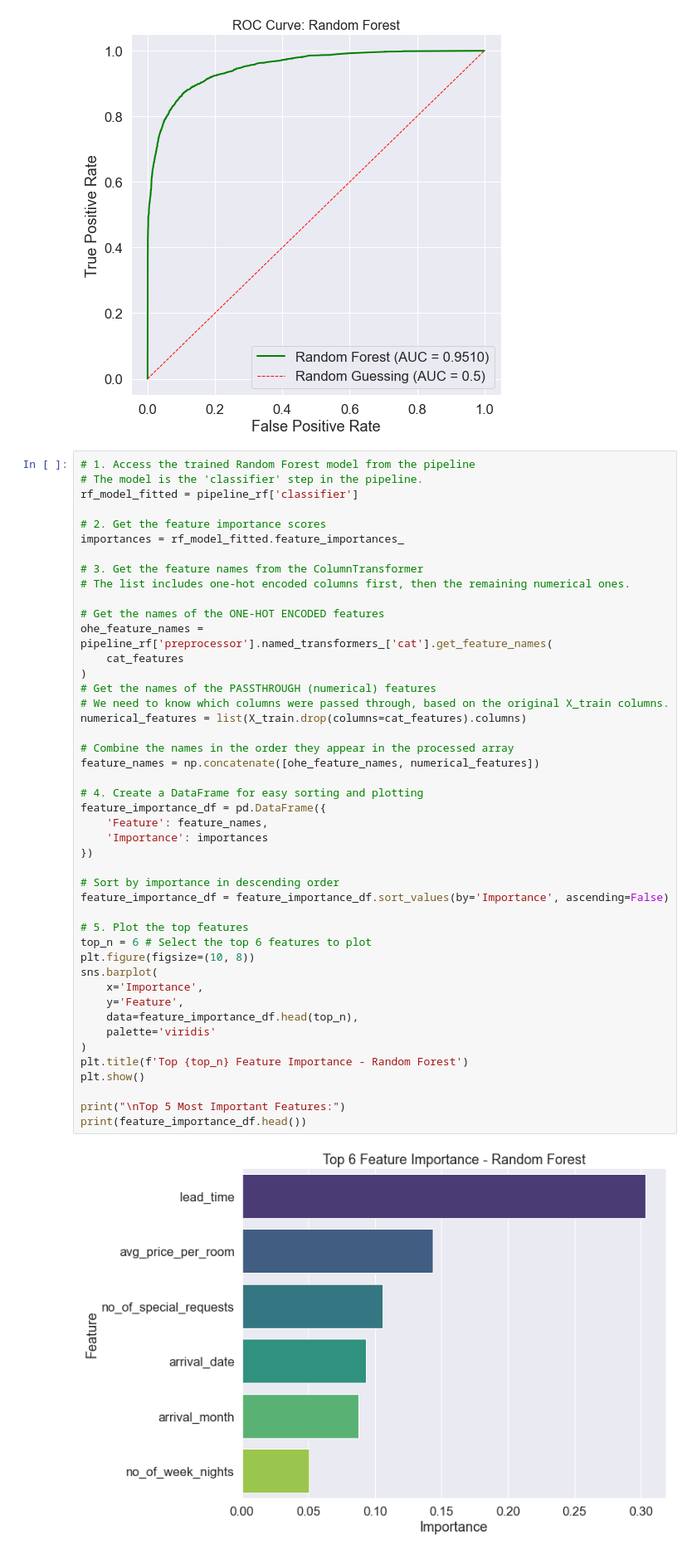
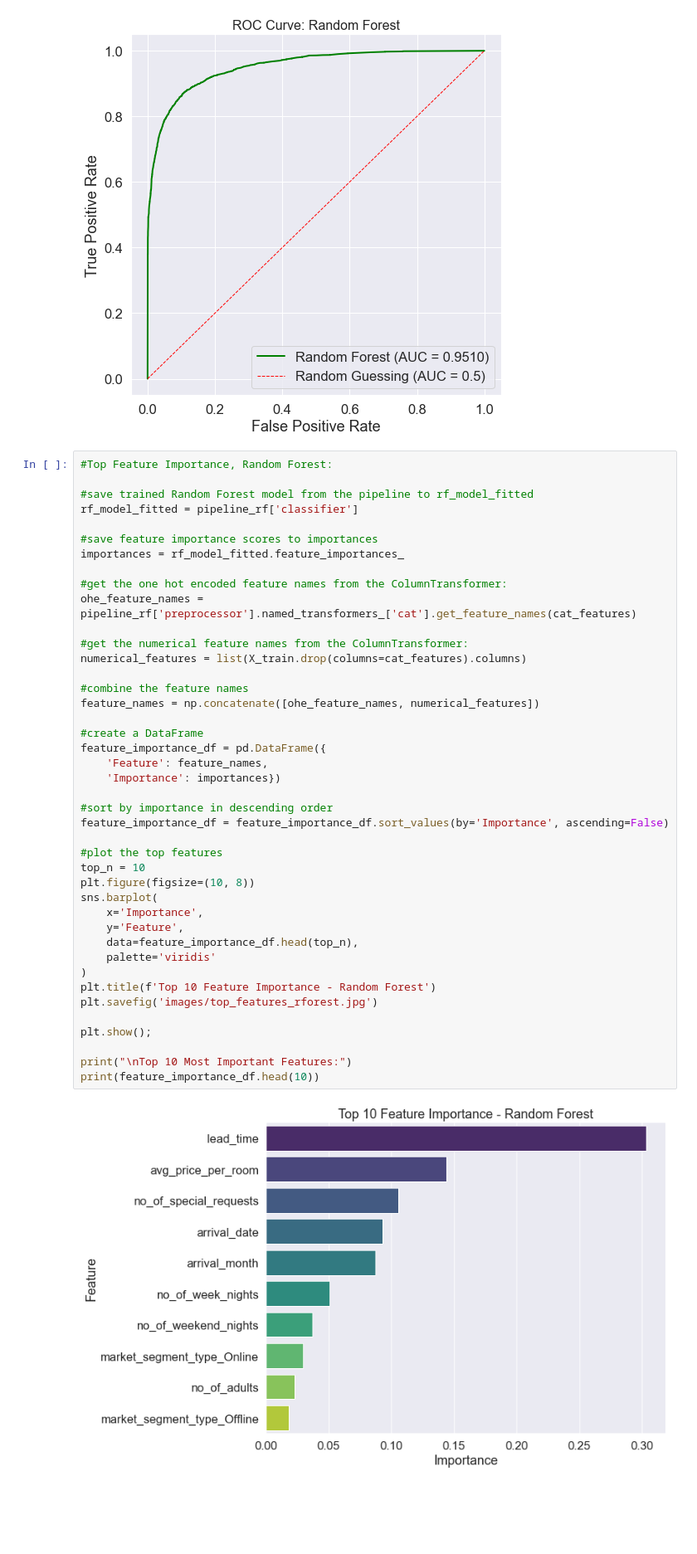
Before and after one commit to morgannash1/hotel_reservations, a Jupyter notebook: notebook.ipynb, the cells around one changed output. Shown at 83% size. Drawn from its saved outputs; the diff is of its cells as text; blank space fills up the shorter version.

Commit message:
notebook/edited text, added rforest feature image

```diff
--- a/notebook.ipynb
+++ b/notebook.ipynb
@@ -767,49 +770,46 @@ plt.show();
 # %% [output]
 [figure]
 # %%
-# 1. Access the trained Random Forest model from the pipeline
-# The model is the 'classifier' step in the pipeline.
+#Top Feature Importance, Random Forest:
+
+#save trained Random Forest model from the pipeline to rf_model_fitted
 rf_model_fitted = pipeline_rf['classifier']
 
-# 2. Get the feature importance scores
+#save feature importance scores to importances
 importances = rf_model_fitted.feature_importances_
 
-# 3. Get the feature names from the ColumnTransformer
-# The list includes one-hot encoded columns first, then the remaining numerical ones.
+#get the one hot encoded feature names from the ColumnTransformer:
+ohe_feature_names = pipeline_rf['preprocessor'].named_transformers_['cat'].get_feature_names(cat_features)
 
-# Get the names of the ONE-HOT ENCODED features
-ohe_feature_names = pipeline_rf['preprocessor'].named_transformers_['cat'].get_feature_names(
-    cat_features
-)
-# Get the names of the PASSTHROUGH (numerical) features
-# We need to know which columns were passed through, based on the original X_train columns.
+#get the numerical feature names from the ColumnTransformer:
 numerical_features = list(X_train.drop(columns=cat_features).columns)
 
-# Combine the names in the order they appear in the processed array
+#combine the feature names
 feature_names = np.concatenate([ohe_feature_names, numerical_features])
 
-# 4. Create a DataFrame for easy sorting and plotting
+#create a DataFrame
 feature_importance_df = pd.DataFrame({
     'Feature': feature_names,
-    'Importance': importances
-})
+    'Importance': importances})
 
-# Sort by importance in descending order
+#sort by importance in descending order
 feature_importance_df = feature_importance_df.sort_values(by='Importance', ascending=False)
 
-# 5. Plot the top features
-top_n = 6 # Select the top 6 features to plot
+#plot the top features
+top_n = 10
 plt.figure(figsize=(10, 8))
 sns.barplot(
     x='Importance',
     y='Feature',
     data=feature_importance_df.head(top_n),
     palette='viridis'
 )
-plt.title(f'Top {top_n} Feature Importance - Random Forest')
-plt.show()
+plt.title(f'Top 10 Feature Importance - Random Forest')
+plt.savefig('images/top_features_rforest.jpg')
 
-print("\nTop 5 Most Important Features:")
-print(feature_importance_df.head())
+plt.show();
+
+print("\nTop 10 Most Important Features:")
+print(feature_importance_df.head(10))
 # %% [output]
-[figure, old version]
+[figure, new version]
```
Also changed, not shown: parts of 15 cells of this notebook, 2 other files.
